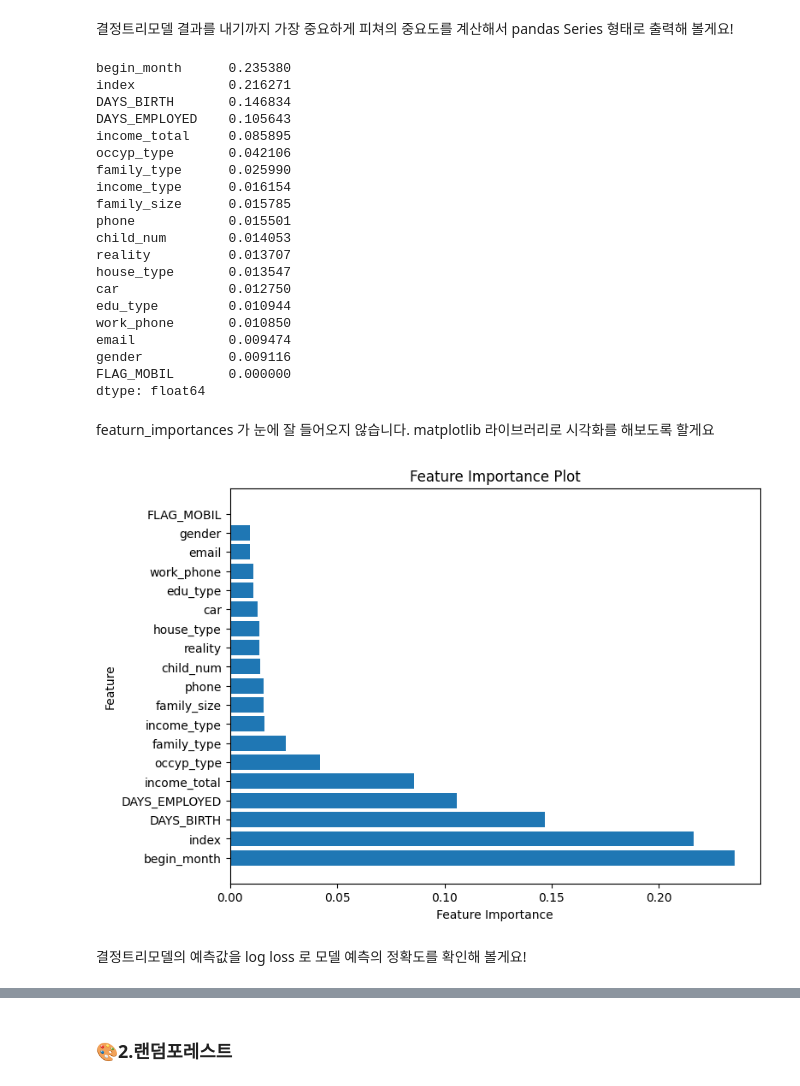
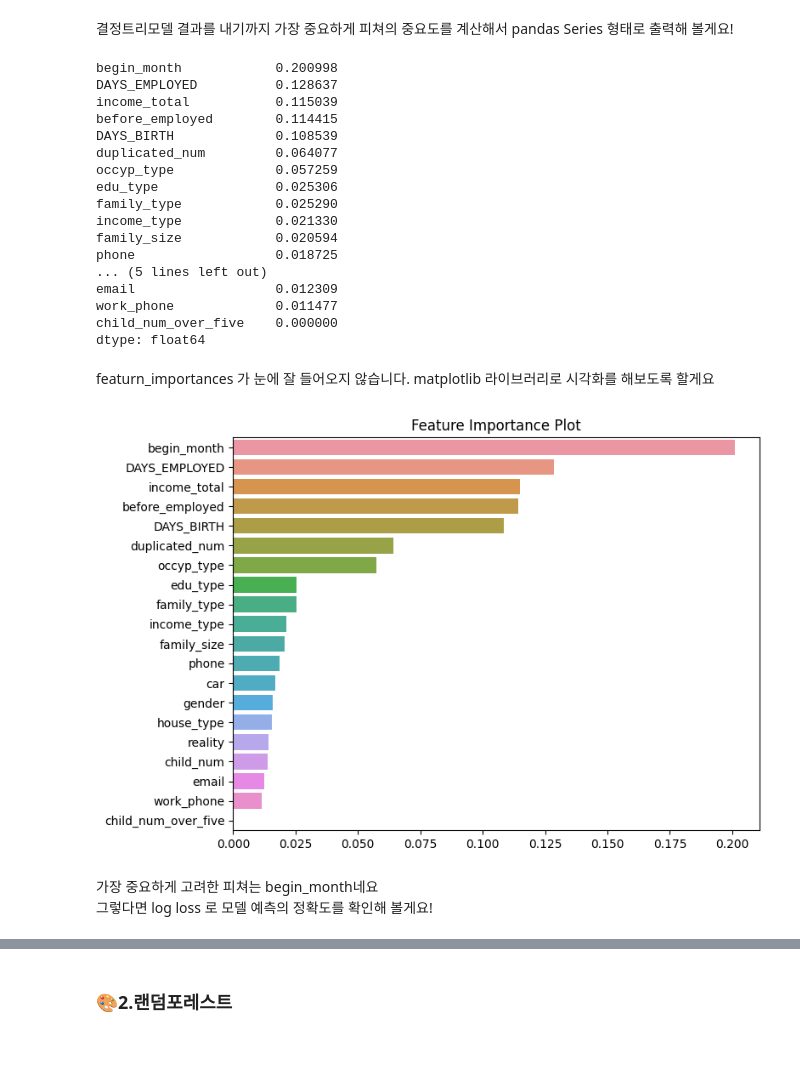
Before and after one commit to shkim4-markany/dacon_team6, a Jupyter notebook: Stage6.ipynb, the cells around one changed output, grey strips where cells are left out. Drawn from its saved outputs; the diff is of its cells as text; code cells hidden in the pictures; blank space fills up the shorter version.

```diff
--- a/Stage6.ipynb
+++ b/Stage6.ipynb
@@ -198,50 +217,43 @@ weighted avg       0.60      0.59      0.60      5292
 결정트리모델 결과를 내기까지 가장 중요하게 피쳐의 중요도를 계산해서 pandas Series 형태로 출력해 볼게요!
 # %%
 feature_importances = pd.Series(dt.feature_importances_,index=X_valid.columns).sort_values(ascending=False)
-feature_importances = feature_importances.head(20)
-print(feature_importances)
+feature_importance = feature_importances.head(20)
+print(feature_importance)
 # %% [output]
-begin_month      0.235380
-index            0.216271
-DAYS_BIRTH       0.146834
-DAYS_EMPLOYED    0.105643
-income_total     0.085895
-occyp_type       0.042106
-family_type      0.025990
-income_type      0.016154
-family_size      0.015785
-phone            0.015501
-child_num        0.014053
-reality          0.013707
-house_type       0.013547
-car              0.012750
-edu_type         0.010944
-work_phone       0.010850
-email            0.009474
-gender           0.009116
-FLAG_MOBIL       0.000000
+begin_month            0.200998
+DAYS_EMPLOYED          0.128637
+income_total           0.115039
+before_employed        0.114415
+DAYS_BIRTH             0.108539
+duplicated_num         0.064077
+occyp_type             0.057259
+edu_type               0.025306
+family_type            0.025290
+income_type            0.021330
+family_size            0.020594
+phone                  0.018725
+... (5 lines left out)
+email                  0.012309
+work_phone             0.011477
+child_num_over_five    0.000000
 dtype: float64
 # %% [markdown]
 featurn_importances 가 눈에 잘 들어오지 않습니다. matplotlib 라이브러리로 시각화를 해보도록  할게요
-# %%
-import matplotlib.pyplot as plt
-
-# feature_importances 시리즈에서 피처 이름과 중요도 값을 추출
-feature_names = feature_importances.index
-
-
-# 피쳐 중요도를 막대 그래프로 시각화
-plt.figure(figsize=(8,6))
-plt.barh(range(len(feature_names)), feature_importances, align='center')
-plt.yticks(range(len(feature_names)), feature_names)
-plt.xlabel('Feature Importance')
-plt.ylabel('Feature')
-plt.title('Feature Importance Plot')
-plt.show()
-# %% [output]
-[figure, removed]
+# %%
+import matplotlib.pyplot as plt
+import seaborn as sns
+
+%matplotlib inline
+
+plt.figure(figsize=(8,6))
+plt.title('Feature Importance Plot')
+sns.barplot(x=feature_importance, y=feature_importance.index)
+plt.show()
+# %% [output]
+[figure, added]
 # %% [markdown]
-결정트리모델의 예측값을 log loss 로 모델 예측의 정확도를 확인해 볼게요!
+가장 중요하게 고려한 피쳐는 begin_month네요<br>
+그렇다면 log loss 로 모델 예측의 정확도를 확인해 볼게요!
 # %%
 from sklearn.metrics import log_loss
 y_prob = dt.predict_proba(X_valid)
```
Also changed, not shown: parts of 42 cells of this notebook, 2 other files.
